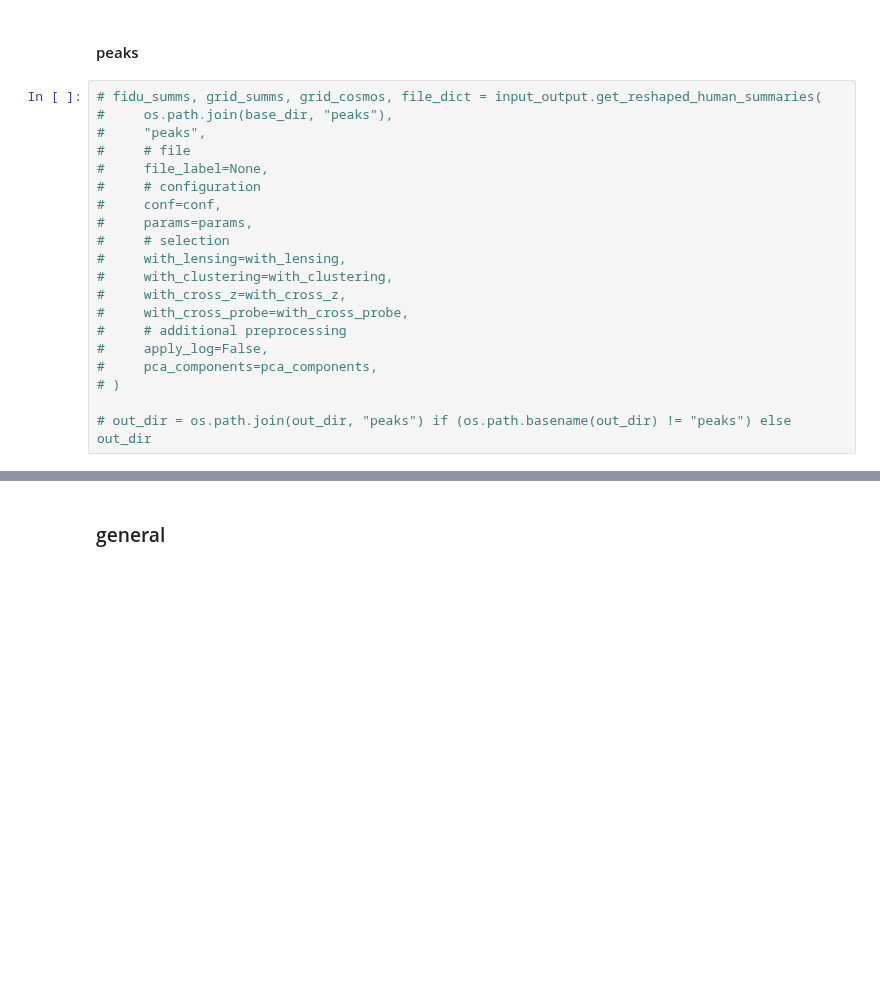
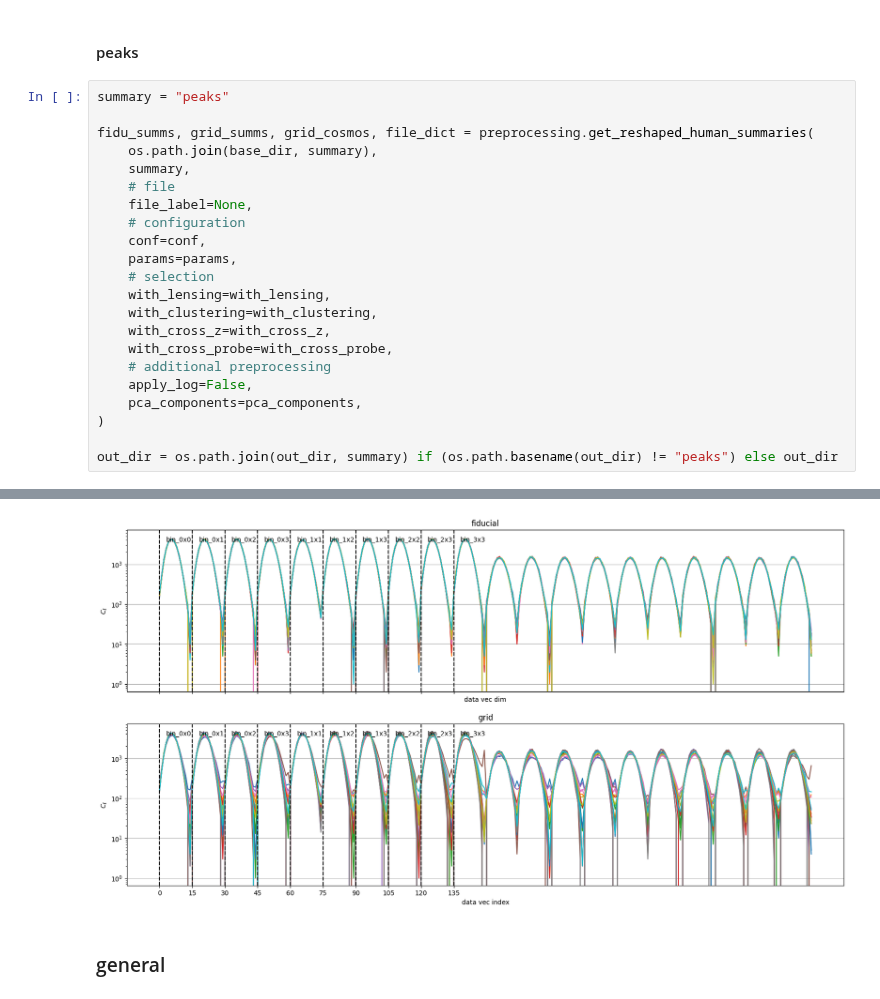
Before and after one commit to des-science/multiprobe-simulation-inference, a Jupyter notebook: notebooks/flow_conductor_human.ipynb, the cells around one changed output, grey strips where cells are left out. Saved outputs shown, nothing was run; the diff lists cells and outputs as text; blank space fills up the shorter version.

```diff
--- a/notebooks/flow_conductor_human.ipynb
+++ b/notebooks/flow_conductor_human.ipynb
@@ -123,22 +91,25 @@ out_dir = os.path.join(out_dir, "cls") if (os.path.basename(out_dir) != "cls") e
 # %% [markdown]
 #### peaks
 # %%
-# fidu_summs, grid_summs, grid_cosmos, file_dict = input_output.get_reshaped_human_summaries(
-#     os.path.join(base_dir, "peaks"),
-#     "peaks",
-#     # file
-#     file_label=None,
-#     # configuration
-#     conf=conf,
-#     params=params,
-#     # selection
-#     with_lensing=with_lensing,
-#     with_clustering=with_clustering,
-#     with_cross_z=with_cross_z,
-#     with_cross_probe=with_cross_probe,
-#     # additional preprocessing
-#     apply_log=False,
-#     pca_components=pca_components,
-# )
+summary = "peaks"
 
-# out_dir = os.path.join(out_dir, "peaks") if (os.path.basename(out_dir) != "peaks") else out_dir
+fidu_summs, grid_summs, grid_cosmos, file_dict = preprocessing.get_reshaped_human_summaries(
+    os.path.join(base_dir, summary),
+    summary,
+    # file
+    file_label=None,
+    # configuration
+    conf=conf,
+    params=params,
+    # selection
+    with_lensing=with_lensing,
+    with_clustering=with_clustering,
+    with_cross_z=with_cross_z,
+    with_cross_probe=with_cross_probe,
+    # additional preprocessing
+    apply_log=False,
+    pca_components=pca_components,
+)
+
+out_dir = os.path.join(out_dir, summary) if (os.path.basename(out_dir) != "peaks") else out_dir
+# %% [output]
@@ -145,3 +133,4 @@ out_dir = os.path.join(out_dir, "cls") if (os.path.basename(out_dir) != "cls") e
+[figure, added]
 # %% [markdown]
 ### general
 # %%
```
Also changed, not shown: parts of 16 cells of this notebook, 4 other files.
